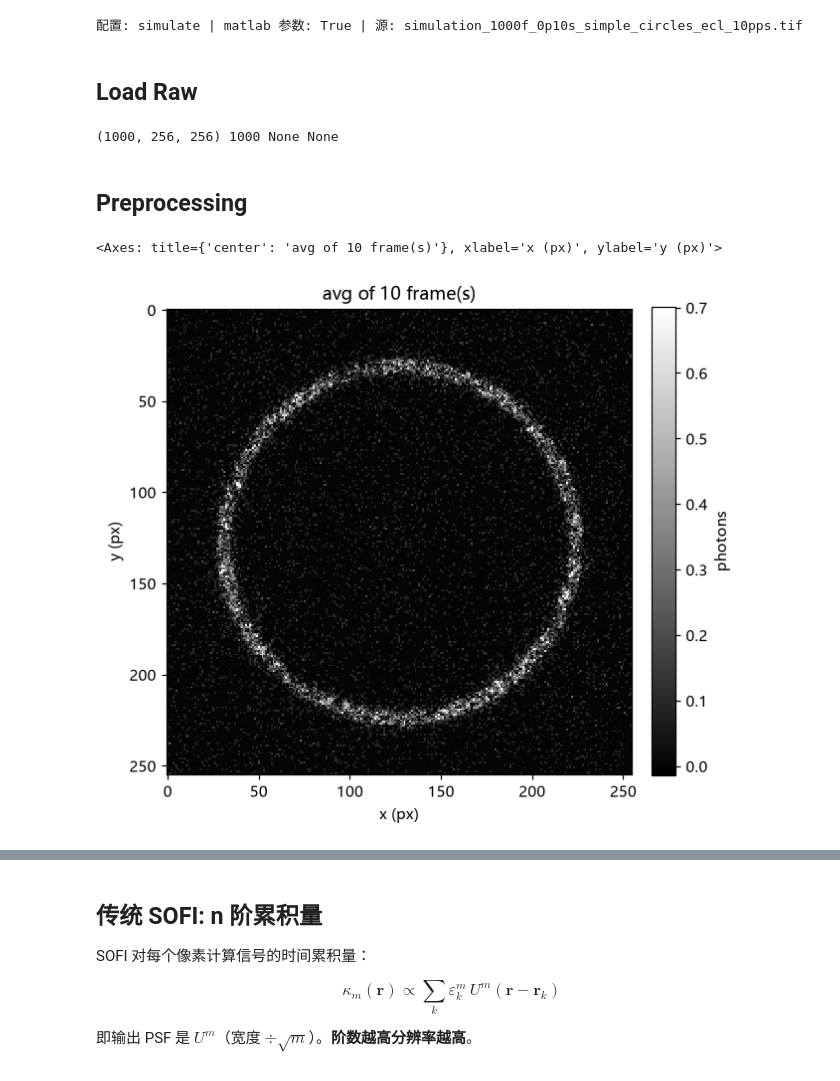
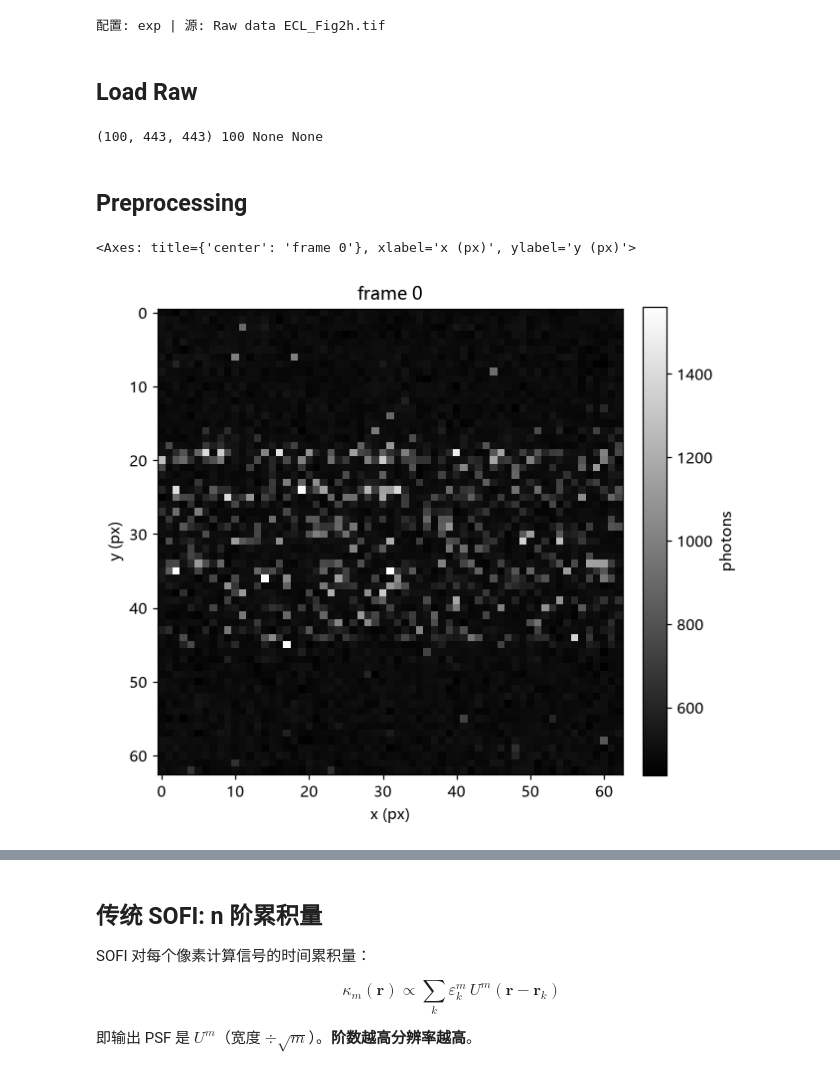
Before and after one commit to Jerry-LXH/SMLIE, a Jupyter notebook: Projects/Smile_Codes/Py_Smile/test_proess_sofi.ipynb, the cells around one changed output, grey strips where cells are left out. Cells and saved outputs as stored; diff of their text form; code cells hidden in the pictures.

```diff
--- a/Projects/Smile_Codes/Py_Smile/test_proess_sofi.ipynb
+++ b/Projects/Smile_Codes/Py_Smile/test_proess_sofi.ipynb
@@ -7,36 +4,42 @@ The autoreload extension is already loaded. To reload it, use:
 # %%
 # ====================== 配置区（改这里即可） ======================
-DATA_MODE = "simulate"              # "simulate" 或 "paperdata"
-USE_MATLAB_PARAMS = True            # True=复现 demo.m 的 matlab 参数; False=python 默认
+# DATA_MODE: "simulate"(python 默认参数) 或 "paperdata"(对齐 matlab demo.m 参数)
+DATA_MODE = "exp"
 
 if DATA_MODE == "simulate":
-    SRC          = r"E:\CodingProj\Data\Simulated_Datasets\simulation_1000f_0p10s_simple_circles_ecl_10pps.tif"
-    GAIN, OFFSET = 33.448, 1893.68   # 相机换算（光子）
+    SRC          = r"E:\CodingProj\Data\Simulated_Datasets\lines\simulation_1000f_0p10s_simple_lines_no_blinking_2pps_emccd_160nm.tif"
+    GAIN, OFFSET = 1,0#151,486#148, 486 #33.448, 1893.68   # 相机换算（光子）
     PIXEL_NM     = 106.7              # nm/px
-    CROP         = (0, 255)
+    CROP         = (0, 63)
     FRAME_SEL    = (10, 990)
-    RIED_FRAMES  = 200
+    RIED_FRAMES  = 500
     SHOW_PROFILE = True              # simulate: 展示截面 profile + GT 对比
     GT_PATH      = r"E:\CodingProj\Data\Simulated_Datasets\simulation_1000f_0p10s_simple_circles_ecl_10pps_gt_gauss_sresx16.tif"
-else:  # paperdata
+    # ---- RIED 参数 (python 默认) ----
+    NA, WAVELENGTH = 1.49, 680.0
+    RL_ITERS = 4                        # 预反卷积 RL 迭代次数 (matlab iter1)
+    SUBFACTOR, FIDELITY, SPARSITY, ITER2 = 1.0, 50.0, 0.2, 10
+    PSF_SIZE = 66
+    POST_PSF_FWHM_NM = 90.0             # 后置核 = EC 有效FWHM (实测≈90nm, RL=4/sub=1/熵加权)
+else:  # paperdata (对齐 matlab demo.m)
     SRC          = r"E:\CodingProj\Data\RIED\Raw data ECL_Fig2h.tif"
-    GAIN, OFFSET = 1.0, 0.0          # 保持 ADU（对齐 matlab 直接处理 ADU）
+    GAIN, OFFSET = 1,0          # 保持 ADU（对齐 matlab 直接处理 ADU）
     PIXEL_NM     = 160.0             # 对齐 demo.m 的 pixel=160
     CROP         = (0, 442)
     FRAME_SEL    = (1, 100)
     RIED_FRAMES  = 99
     SHOW_PROFILE = False             # paperdata: 不展示 profile / GT
     GT_PATH      = ""
+    # ---- RIED 参数 (matlab 原版) ----
+    NA, WAVELENGTH = 1.42, 517.0
+    RL_ITERS = 4                        # matlab iter1=4
+    SUBFACTOR, FIDELITY, SPARSITY, ITER2 = 1, 150.0, 5.0, 5
+    PSF_SIZE = 129                      # kernel.m: n>=129 -> nn=64 -> 129×129
+    POST_PSF_FWHM_NM = 220.0            # matlab scale=1: 全宽 scalar≈220nm @1.42/517 (对齐 matlab; 如需匹配EC请实测)
+# subfactor: 1=全中心化(真方差, 推荐——稠密结构才能缩窄有效PSF); 0.5=matlab RIED 原版; 0=不减均值(稠密圆环失效)
+# 熵加权下限 minv: None=auto(data.min, 修正后默认); 480=旧版(matlab ADU 默认, 光子数据下过度稀疏)
+ENTROPY_MINV = None
 
-# RIED 算法参数
-if USE_MATLAB_PARAMS:
-    NA, WAVELENGTH = 1.42, 517.0
-    SUBFACTOR, FIDELITY, SPARSITY, ITER2 = 0.0, 150.0, 5.0, 5
-    PSF_SIZE = 129                   # kernel.m: n>=129 -> nn=64 -> 129×129
-else:
-    NA, WAVELENGTH = 1.49, 680.0
-    SUBFACTOR, FIDELITY, SPARSITY, ITER2 = 0.0, 50.0, 0.2, 5
-    PSF_SIZE = 66
 
 # matlab 超分辨对比（paperdata 才有 matlab 输出）
 MATLAB_DIR = r"E:\CodingProj\Data\RIED" if DATA_MODE == "paperdata" else ""
@@ -66,9 +69,9 @@ from smlm.imgprocess import (Pipeline, Crop, SelectFrames, BleachCorrect,
                              TemporalMean)
 from smlm.imgprocess.viz import plot_sofi, line_profile
 
-print("配置:", DATA_MODE, "| matlab 参数:", USE_MATLAB_PARAMS, "| 源:", os.path.basename(SRC))
+print("配置:", DATA_MODE, "| 源:", os.path.basename(SRC))
 # %% [output]
-配置: simulate | matlab 参数: True | 源: simulation_1000f_0p10s_simple_circles_ecl_10pps.tif
+配置: exp | 源: Raw data ECL_Fig2h.tif
 # %% [markdown]
 ## Load Raw
 # %%
@@ -76,7 +79,7 @@ print("配置:", DATA_MODE, "| matlab 参数:", USE_MATLAB_PARAMS, "| 源:", os.
 raw = load_raw(SRC)
 print(raw.data.shape, raw.n_frames, raw.em_gain, raw.exposure_time)
 # %% [output]
-(1000, 256, 256) 1000 None None
+(100, 443, 443) 100 None None
 # %%
 # camera 层转光子（GAIN/OFFSET 见顶部配置；paperdata 用 gain=1/offset=0 保持 ADU）
 H, W = raw.data.shape[1:]            # 视场尺寸 (H, W)
@@ -95,7 +98,7 @@ stack = prep(image)
 # %%
 from smlm.viz import show_frames
 import numpy as np
-show_frames(stack=stack, frames=np.arange(10))
+show_frames(stack=stack, frames=np.arange(1))
 # %% [output]
-<Axes: title={'center': 'avg of 10 frame(s)'}, xlabel='x (px)', ylabel='y (px)'>
+<Axes: title={'center': 'frame 0'}, xlabel='x (px)', ylabel='y (px)'>
-[figure, old version]
+[figure, new version]
```
Also changed, not shown: parts of 23 cells of this notebook, 37 other files.
